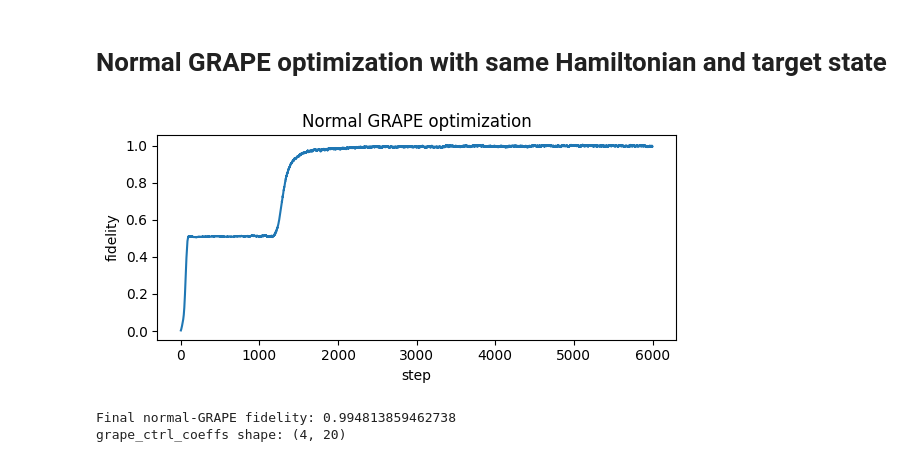
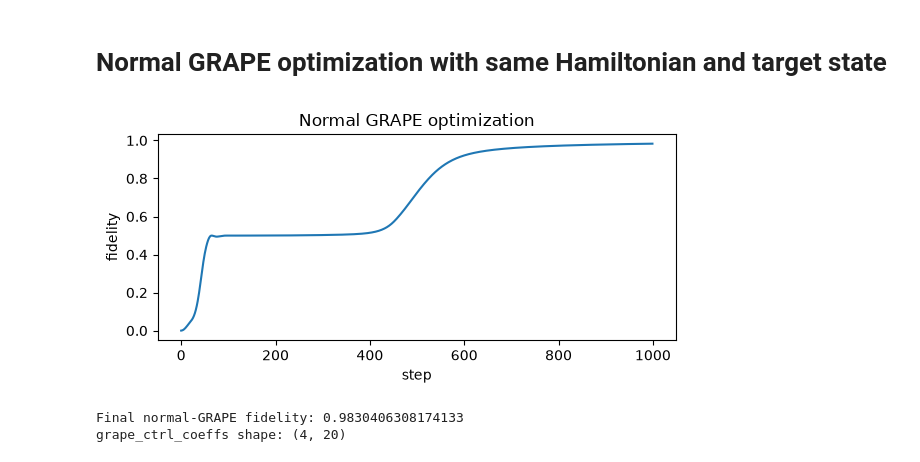
Before and after one commit to NicolasSchmid/train_feedback_grape, a Jupyter notebook: train_feedback_grape/train_nn_with_no_rotation_but_dephasing_and_self_kerr_during_idle.ipynb, the cells around one changed output. Drawn from its saved outputs; the diff is of its cells as text; code cells hidden in the pictures.

```diff
--- a/train_feedback_grape/train_nn_with_no_rotation_but_dephasing_and_self_kerr_during_idle.ipynb
+++ b/train_feedback_grape/train_nn_with_no_rotation_but_dephasing_and_self_kerr_during_idle.ipynb
@@ -862,11 +959,11 @@ train_on_batch = make_train_on_batch(
 test_on_batch = make_test_on_batch(
     N_cav, chi, t1_qub, t2_qub, t1_cav, t_idle, psi_target_cav, batch_size, num_time_steps_test)
 # %%
-init_lr = 0.000050
+init_lr = 0.000120
 final_lr= 0.000001
 
-constant_steps = 2000
-decay_steps = 3500
+constant_steps = 20
+decay_steps = 30
 total_steps = constant_steps + decay_steps
 
 lr_schedule = optax.join_schedules(
@@ -890,8 +987,6 @@ my_optimizer = optax.chain(
     optax.adam(learning_rate=lr_schedule),
 )
 
-
-
 flax_state = flax_state.replace(
     tx=my_optimizer,
     opt_state=my_optimizer.init(flax_state.params),
@@ -927,9 +1020,0 @@ KeyboardInterrupt:
-# %%
-for k in range(10):
-    key, subkey = jax.random.split(key)
-    flax_state, traj_out = train_on_batch(subkey, flax_state)
-    fids, meas_outs, probs = traj_out
-    mean_fid = fids.mean()
-    mean_fids_train.append(mean_fid)
-
-    print("k =",k,"    fid =",mean_fid)
@@ -1097,10 +1163,0 @@ rho_init = psi_init @ hconj(psi_init)
-# %%
-rho = rho_init
-fids_nostab = []
-
-for i in range(num_time_steps_test):
-    rho = idle(rho)
-    f = fidelity_cav(rho)
-    fids_nostab.append(f)
-
-fids_nostab = jnp.array(fids_nostab)
@@ -1129,7 +1175,7 @@ from pathlib import Path
 psi_init_grape = tensor(basis(2), basis(N_cav, 0))       # |g,0>
 psi_target_grape = tensor(basis(2), psi_target_cav)      # |g> ⊗ target cavity state
 
-grape_optimizer = optax.adam(learning_rate=6e-4)
+grape_optimizer = optax.adam(learning_rate=1e-3)
 
 
 def grape_fidelity(psi, psi_target):
@@ -1164,36 +1210,36 @@ key, subkey = jax.random.split(key)
 
 # Same coefficient shape as the RNN output: [qubit I, qubit Q, cavity I, cavity Q]
 grape_ctrl_coeffs = 0.01 * jax.random.normal(subkey, (4, num_bspln))
 
 grape_opt_state = grape_optimizer.init(grape_ctrl_coeffs)
 
 grape_fid_hist = []
 
-n_steps = 6000
+n_steps = 1000
 
 pbar = tqdm(range(n_steps))
 for i in pbar:
     grape_ctrl_coeffs, grape_opt_state, grape_loss_val, grape_fid_val = grape_train_step(
         grape_ctrl_coeffs, grape_opt_state
     )
     grape_fid_hist.append(float(grape_fid_val))
     pbar.set_postfix(fid=f"{float(grape_fid_val):.6f}")
 
 plt.figure(figsize=(6, 3))
 plt.plot(grape_fid_hist)
 plt.xlabel("step")
 plt.ylabel("fidelity")
 plt.title("Normal GRAPE optimization")
 plt.tight_layout()
 plt.show()
 
 grape_ctrl_coeffs_np = np.asarray(grape_ctrl_coeffs, dtype=float)
 
 print("Final normal-GRAPE fidelity:", grape_fid_hist[-1])
 print("grape_ctrl_coeffs shape:", grape_ctrl_coeffs_np.shape)
 # %% [output]
-[figure, old version]
+[figure, new version]
-Final normal-GRAPE fidelity: 0.994813859462738
+Final normal-GRAPE fidelity: 0.9830406308174133
 grape_ctrl_coeffs shape: (4, 20)
 # %%
 grape_fields_edges = grape_ctrl_coeffs_np @ np.asarray(bsplns_edges, dtype=float)
```
Also changed, not shown: parts of 37 cells of this notebook, 2 other files.
